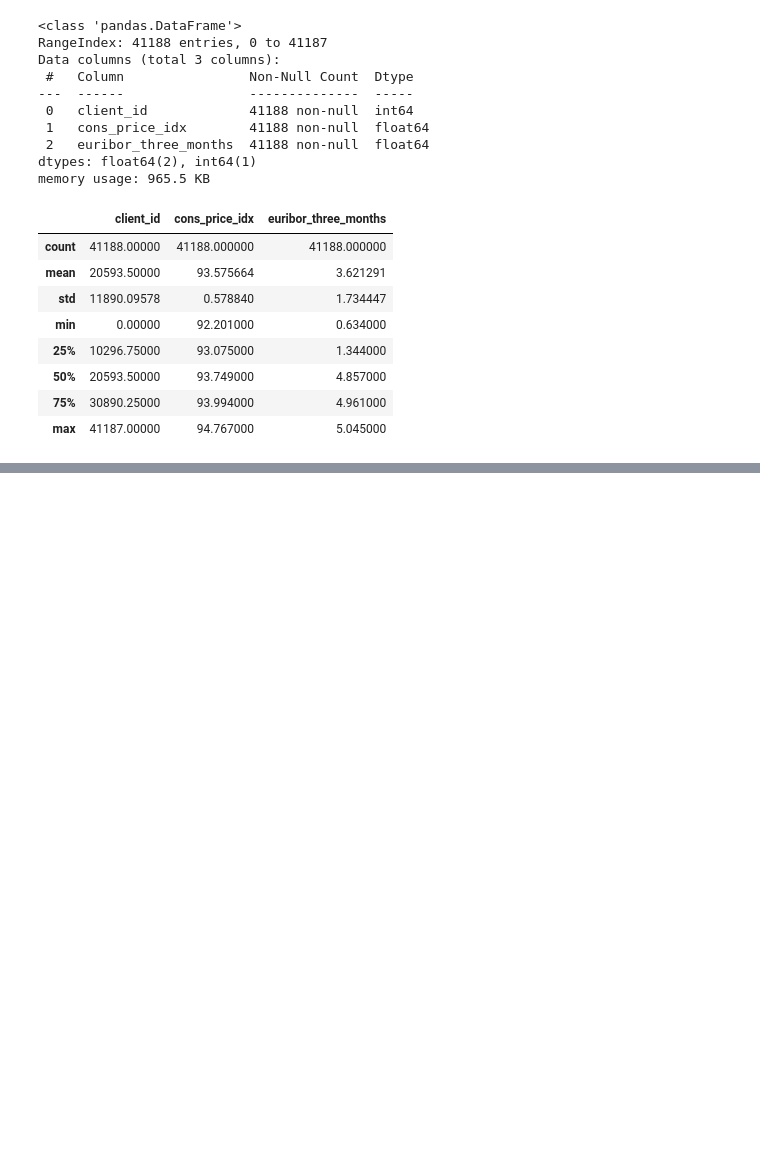
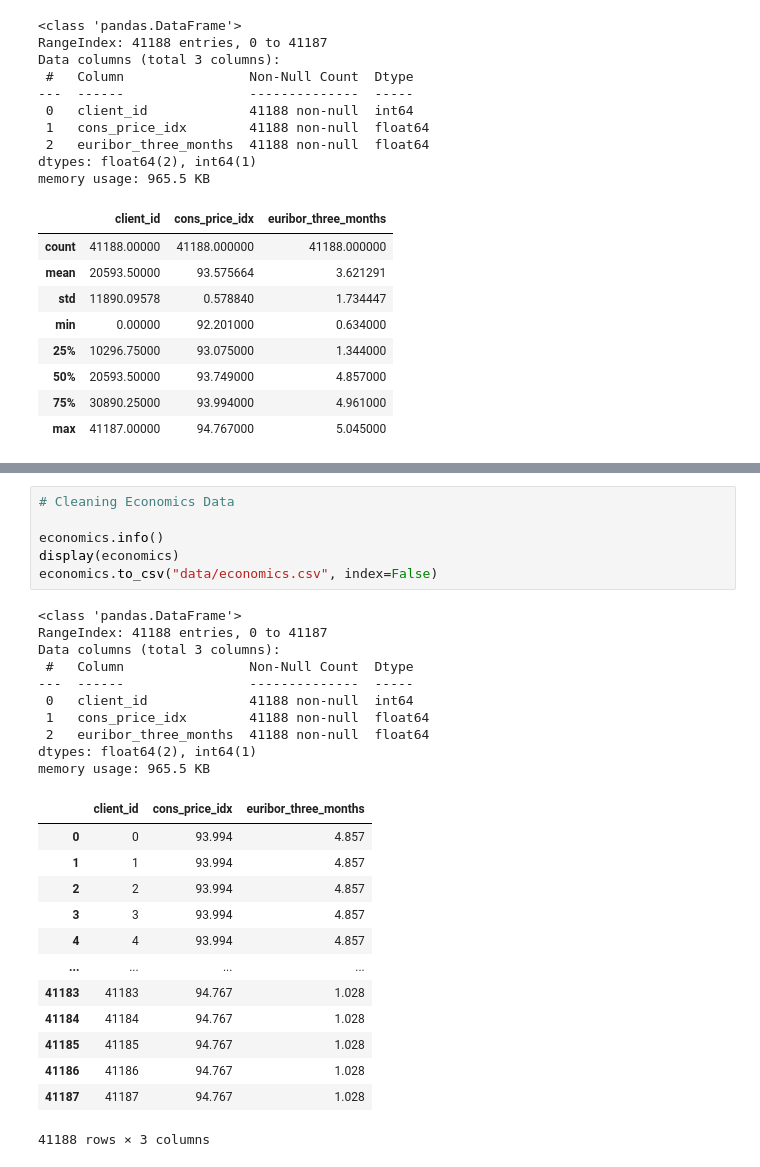
Before and after one commit to CLAY8l/Cleaning-Bank-Marketing-Campaign-Data, a Jupyter notebook: notebook (1).ipynb, the cells around one changed output, grey strips where cells are left out. Drawn from its saved outputs; the diff is of its cells as text; blank space fills up the shorter version.

```diff
--- a/notebook (1).ipynb
+++ b/notebook (1).ipynb
@@ -212,0 +336,30 @@ memory usage: 965.5 KB
+# %%
+# Cleaning Economics Data
+
+economics.info()
+display(economics)
+economics.to_csv("data/economics.csv", index=False)
+# %% [output]
+<class 'pandas.DataFrame'>
+RangeIndex: 41188 entries, 0 to 41187
+Data columns (total 3 columns):
+ #   Column                Non-Null Count  Dtype
+---  ------                --------------  -----
+ 0   client_id             41188 non-null  int64
+ 1   cons_price_idx        41188 non-null  float64
+ 2   euribor_three_months  41188 non-null  float64
+dtypes: float64(2), int64(1)
+memory usage: 965.5 KB
+|  | client_id | cons_price_idx | euribor_three_months |
+| 0 | 0 | 93.994 | 4.857 |
+| 1 | 1 | 93.994 | 4.857 |
+| 2 | 2 | 93.994 | 4.857 |
+| 3 | 3 | 93.994 | 4.857 |
+| 4 | 4 | 93.994 | 4.857 |
+| ... | ... | ... | ... |
+| 41183 | 41183 | 94.767 | 1.028 |
+| 41184 | 41184 | 94.767 | 1.028 |
+| 41185 | 41185 | 94.767 | 1.028 |
+| 41186 | 41186 | 94.767 | 1.028 |
+| 41187 | 41187 | 94.767 | 1.028 |
+41188 rows × 3 columns
```
Also changed, not shown: parts of 3 cells of this notebook, 2 other files.
